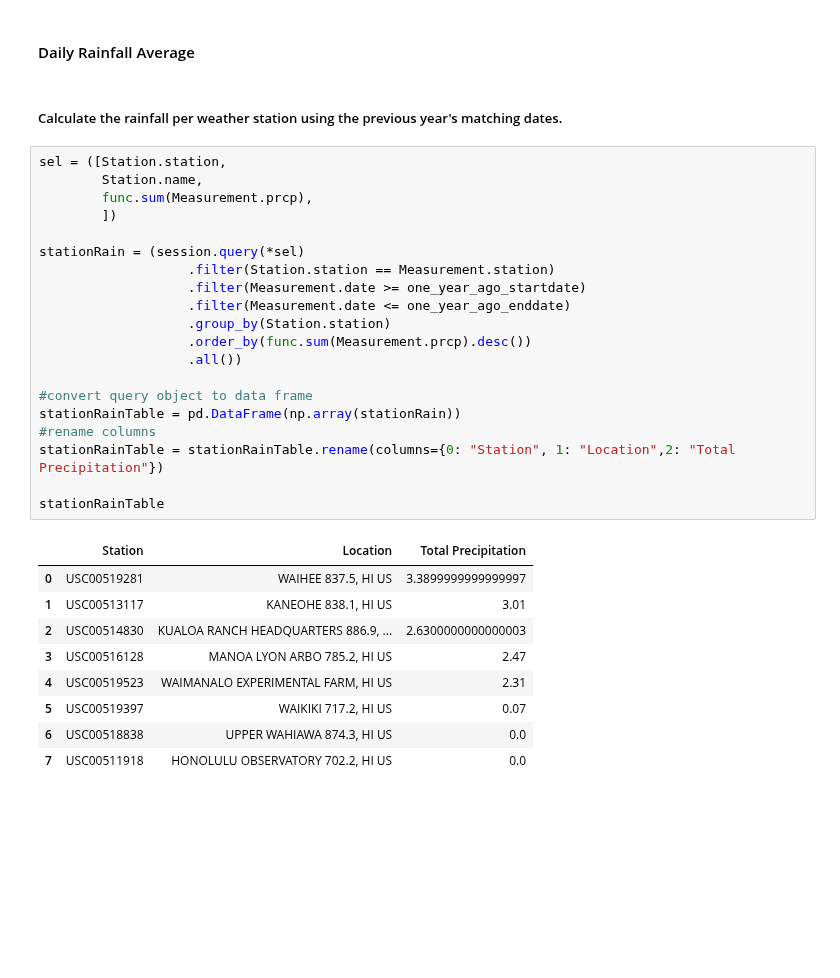
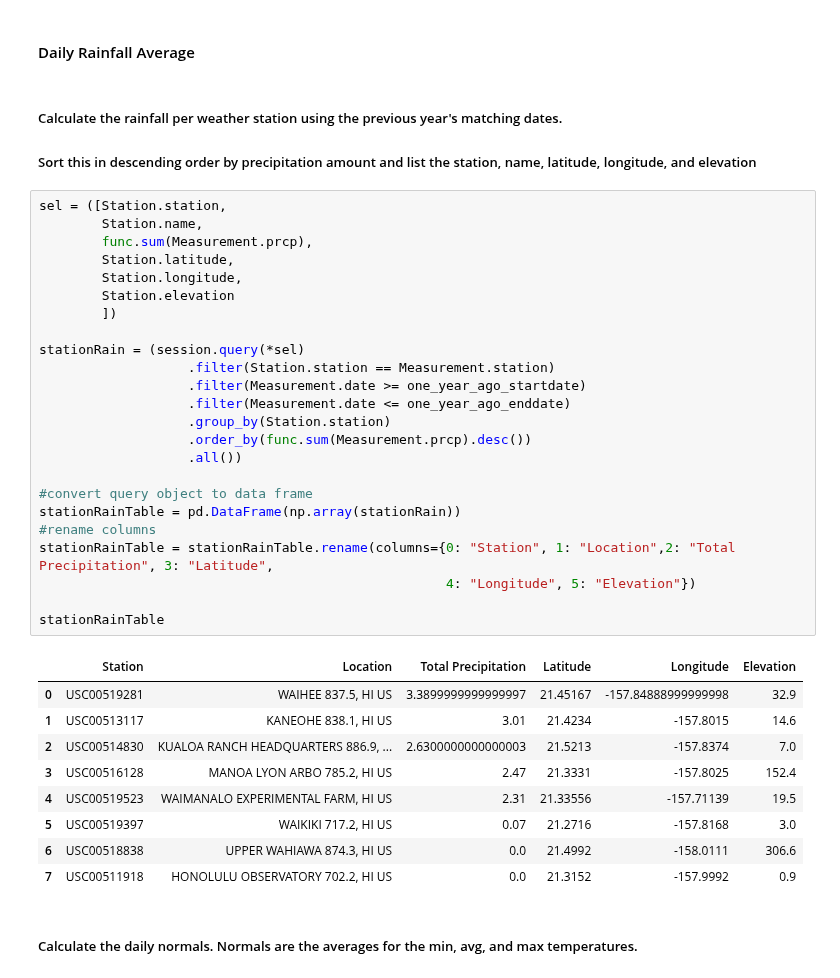
Before and after one commit to ShimsyV/sqlalchemy-challenge, a Jupyter notebook: Surfs_up.ipynb, the cells around one changed output. Cells and saved outputs as stored; diff of their text form; blank space fills up the shorter version.

Commit message:
Sort this in descending order by precipitation amount and list the station, name, latitude, longitude, and elevation

```diff
--- a/Surfs_up.ipynb
+++ b/Surfs_up.ipynb
@@ -368,33 +368,40 @@ plt.show()
 #### Daily Rainfall Average
 # %% [markdown]
 ##### Calculate the rainfall per weather station using the previous year's matching dates.
+##### Sort this in descending order by precipitation amount and list the station, name, latitude, longitude, and elevation
 # %%
 sel = ([Station.station,
         Station.name,
         func.sum(Measurement.prcp),
+        Station.latitude,
+        Station.longitude,
+        Station.elevation
         ])
 
 stationRain = (session.query(*sel)
                    .filter(Station.station == Measurement.station)
                    .filter(Measurement.date >= one_year_ago_startdate)
                    .filter(Measurement.date <= one_year_ago_enddate)
                    .group_by(Station.station)
                    .order_by(func.sum(Measurement.prcp).desc())
                    .all())
 
 #convert query object to data frame
 stationRainTable = pd.DataFrame(np.array(stationRain))
 #rename columns
-stationRainTable = stationRainTable.rename(columns={0: "Station", 1: "Location",2: "Total Precipitation"})
+stationRainTable = stationRainTable.rename(columns={0: "Station", 1: "Location",2: "Total Precipitation", 3: "Latitude",
+                                                    4: "Longitude", 5: "Elevation"})
 
 stationRainTable
 # %% [output]
-|  | Station | Location | Total Precipitation |
-| 0 | USC00519281 | WAIHEE 837.5, HI US | 3.3899999999999997 |
-| 1 | USC00513117 | KANEOHE 838.1, HI US | 3.01 |
-| 2 | USC00514830 | KUALOA RANCH HEADQUARTERS 886.9, ... | 2.6300000000000003 |
-| 3 | USC00516128 | MANOA LYON ARBO 785.2, HI US | 2.47 |
-| 4 | USC00519523 | WAIMANALO EXPERIMENTAL FARM, HI US | 2.31 |
-| 5 | USC00519397 | WAIKIKI 717.2, HI US | 0.07 |
-| 6 | USC00518838 | UPPER WAHIAWA 874.3, HI US | 0.0 |
-| 7 | USC00511918 | HONOLULU OBSERVATORY 702.2, HI US | 0.0 |
+|  | Station | Location | Total Precipitation | Latitude | Longitude | Elevation |
+| 0 | USC00519281 | WAIHEE 837.5, HI US | 3.3899999999999997 | 21.45167 | -157.84888999999998 | 32.9 |
+| 1 | USC00513117 | KANEOHE 838.1, HI US | 3.01 | 21.4234 | -157.8015 | 14.6 |
+| 2 | USC00514830 | KUALOA RANCH HEADQUARTERS 886.9, ... | 2.6300000000000003 | 21.5213 | -157.8374 | 7.0 |
+| 3 | USC00516128 | MANOA LYON ARBO 785.2, HI US | 2.47 | 21.3331 | -157.8025 | 152.4 |
+| 4 | USC00519523 | WAIMANALO EXPERIMENTAL FARM, HI US | 2.31 | 21.33556 | -157.71139 | 19.5 |
+| 5 | USC00519397 | WAIKIKI 717.2, HI US | 0.07 | 21.2716 | -157.8168 | 3.0 |
+| 6 | USC00518838 | UPPER WAHIAWA 874.3, HI US | 0.0 | 21.4992 | -158.0111 | 306.6 |
+| 7 | USC00511918 | HONOLULU OBSERVATORY 702.2, HI US | 0.0 | 21.3152 | -157.9992 | 0.9 |
+# %% [markdown]
+##### Calculate the daily normals. Normals are the averages for the min, avg, and max temperatures.
```
